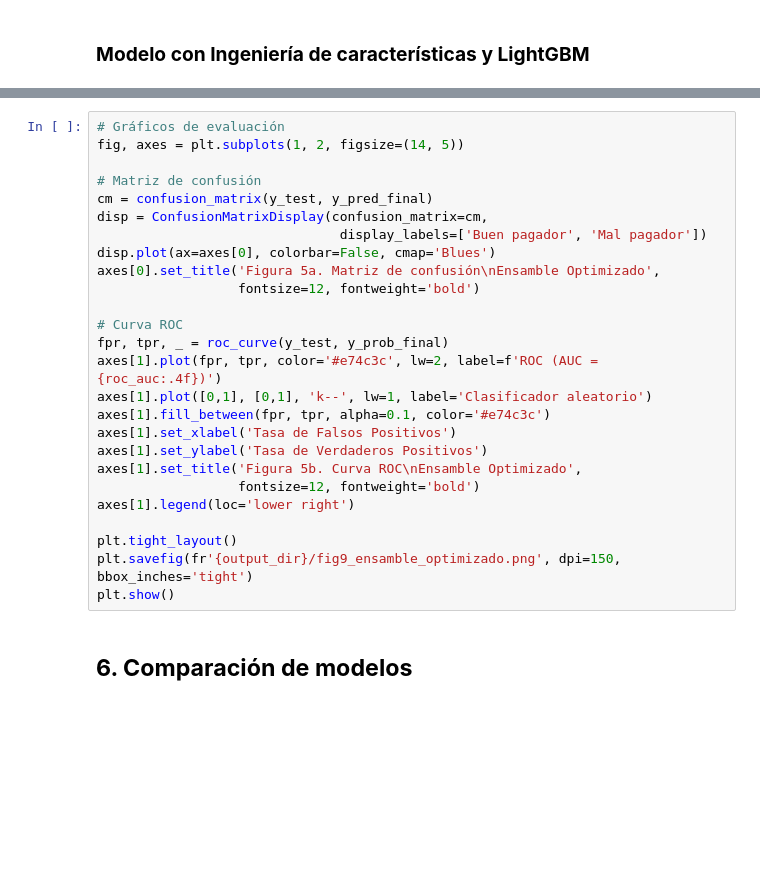
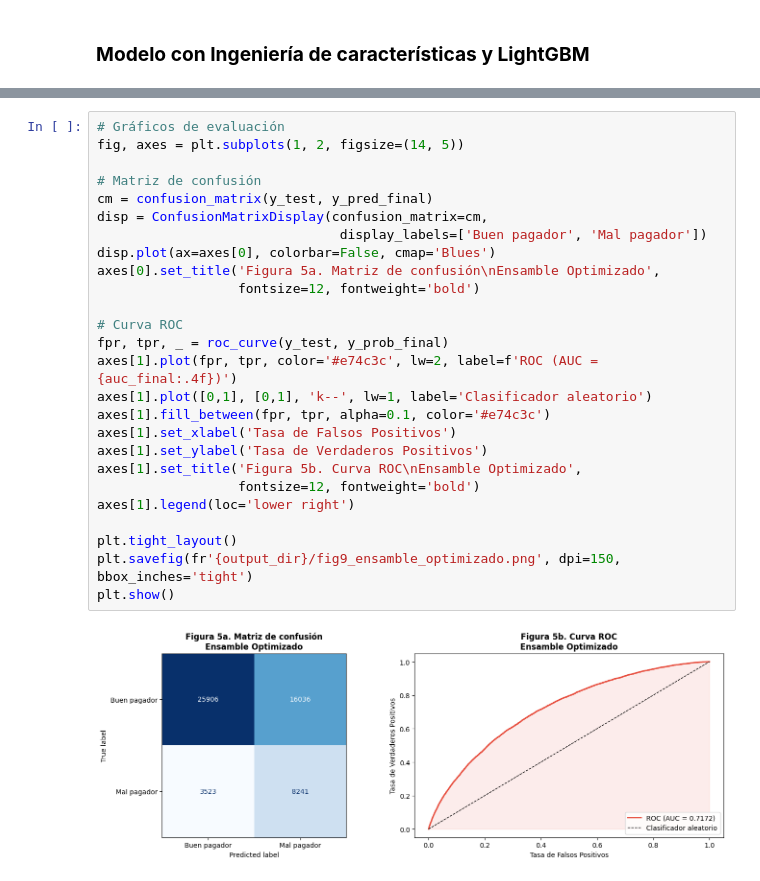
Before and after one commit to jihernandezc/rnaab_riesgo_crediticio, a Jupyter notebook: RAAB_T2_riesgo_crediticio.ipynb, the cells around one changed output, grey strips where cells are left out. Saved outputs shown, nothing was run; the diff lists cells and outputs as text; blank space fills up the shorter version.

```diff
--- a/RAAB_T2_riesgo_crediticio.ipynb
+++ b/RAAB_T2_riesgo_crediticio.ipynb
@@ -1247,28 +1252,28 @@ Recall final para Mal Pagador: 0.7011
 # %%
 # Gráficos de evaluación
 fig, axes = plt.subplots(1, 2, figsize=(14, 5))
 
 # Matriz de confusión
 cm = confusion_matrix(y_test, y_pred_final)
 disp = ConfusionMatrixDisplay(confusion_matrix=cm,
                                display_labels=['Buen pagador', 'Mal pagador'])
 disp.plot(ax=axes[0], colorbar=False, cmap='Blues')
 axes[0].set_title('Figura 5a. Matriz de confusión\nEnsamble Optimizado',
                   fontsize=12, fontweight='bold')
 
 # Curva ROC
 fpr, tpr, _ = roc_curve(y_test, y_prob_final)
-axes[1].plot(fpr, tpr, color='#e74c3c', lw=2, label=f'ROC (AUC = {roc_auc:.4f})')
+axes[1].plot(fpr, tpr, color='#e74c3c', lw=2, label=f'ROC (AUC = {auc_final:.4f})')
 axes[1].plot([0,1], [0,1], 'k--', lw=1, label='Clasificador aleatorio')
 axes[1].fill_between(fpr, tpr, alpha=0.1, color='#e74c3c')
 axes[1].set_xlabel('Tasa de Falsos Positivos')
 axes[1].set_ylabel('Tasa de Verdaderos Positivos')
 axes[1].set_title('Figura 5b. Curva ROC\nEnsamble Optimizado',
                   fontsize=12, fontweight='bold')
 axes[1].legend(loc='lower right')
 
 plt.tight_layout()
 plt.savefig(fr'{output_dir}/fig9_ensamble_optimizado.png', dpi=150, bbox_inches='tight')
 plt.show()
+# %% [output]
+[figure, added]
-# %% [markdown]
-## **6. Comparación de modelos**
```
Also changed, not shown: parts of 14 cells of this notebook, 3 other files.
